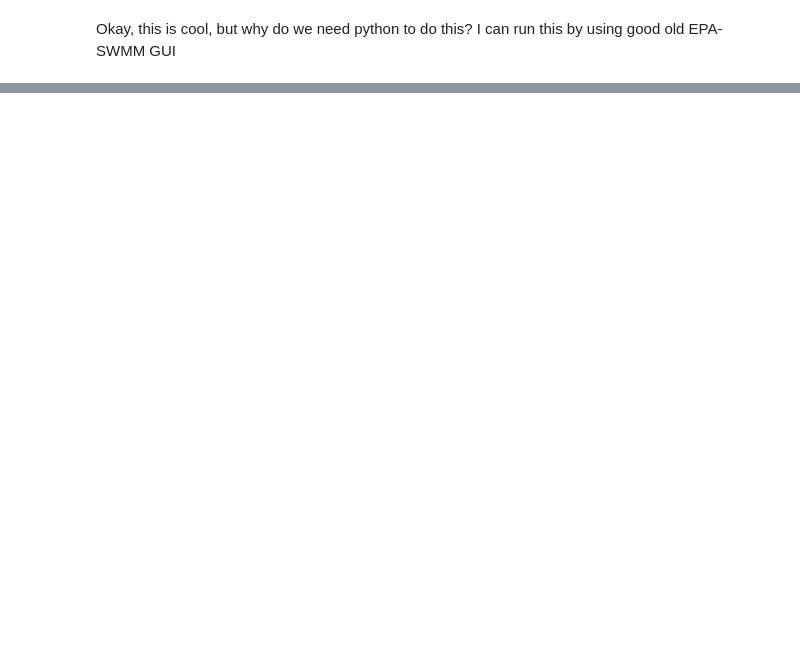
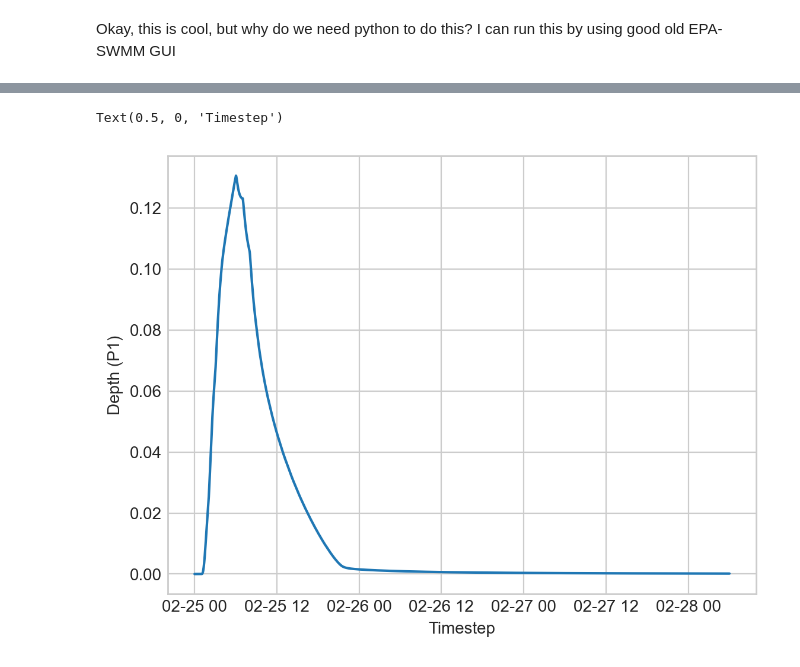
Before and after one commit to abhiramm7/ewri2023_DigitalWater101, a Jupyter notebook: 1.Introduction-Simulation Environment.ipynb, the cells around one changed output, grey strips where cells are left out. Drawn from its saved outputs; the diff is of its cells as text; code cells hidden in the pictures; blank space fills up the shorter version.

```diff
--- a/1.Introduction-Simulation Environment.ipynb
+++ b/1.Introduction-Simulation Environment.ipynb
@@ -57,10 +57,11 @@ simulation.execute()
 Okay, this is cool, but why do we need python to do this? I can run this by using good old EPA-SWMM GUI
 # %%
 # pyswmm gives us the power to intervean during the simulation and make changes
-
 simulation = pyswmm.Simulation(inputfile=input_file)
 
 for step in simulation:
-    pass
+    # pyswmm returns current step as python's datetime object
+    if simulation.current_time.minute % 30.0 == 0:
+        print(f"Simulation Time: {simulation.current_time}")
 
 simulation.close()
@@ -66,0 +112,6 @@ simulation.close()
+# %%
+import pandas as pd
+import matplotlib as mpl
+import matplotlib.pyplot as plt
+plt.style.use('seaborn-v0_8-whitegrid')
+mpl.rcParams['figure.dpi'] = 200
@@ -66,0 +120,19 @@ simulation.close()
+# %%
+simulation = pyswmm.Simulation(inputfile=input_file)
+
+p1 = pyswmm.Nodes(simulation)['P1']
+depth = []
+timesteps = []
+for step in simulation:
+    depth.append(p1.depth)
+    timesteps.append(simulation.current_time)
+simulation.close()
+# %%
+depth = pd.DataFrame(data={"P1 Depth":depth}, index=timesteps)
+# %%
+plt.plot(depth)
+plt.ylabel("Depth (P1)")
+plt.xlabel("Timestep")
+# %% [output]
+Text(0.5, 0, 'Timestep')
+[figure, added]
```
Also changed, not shown: parts of 18 cells of this notebook.
